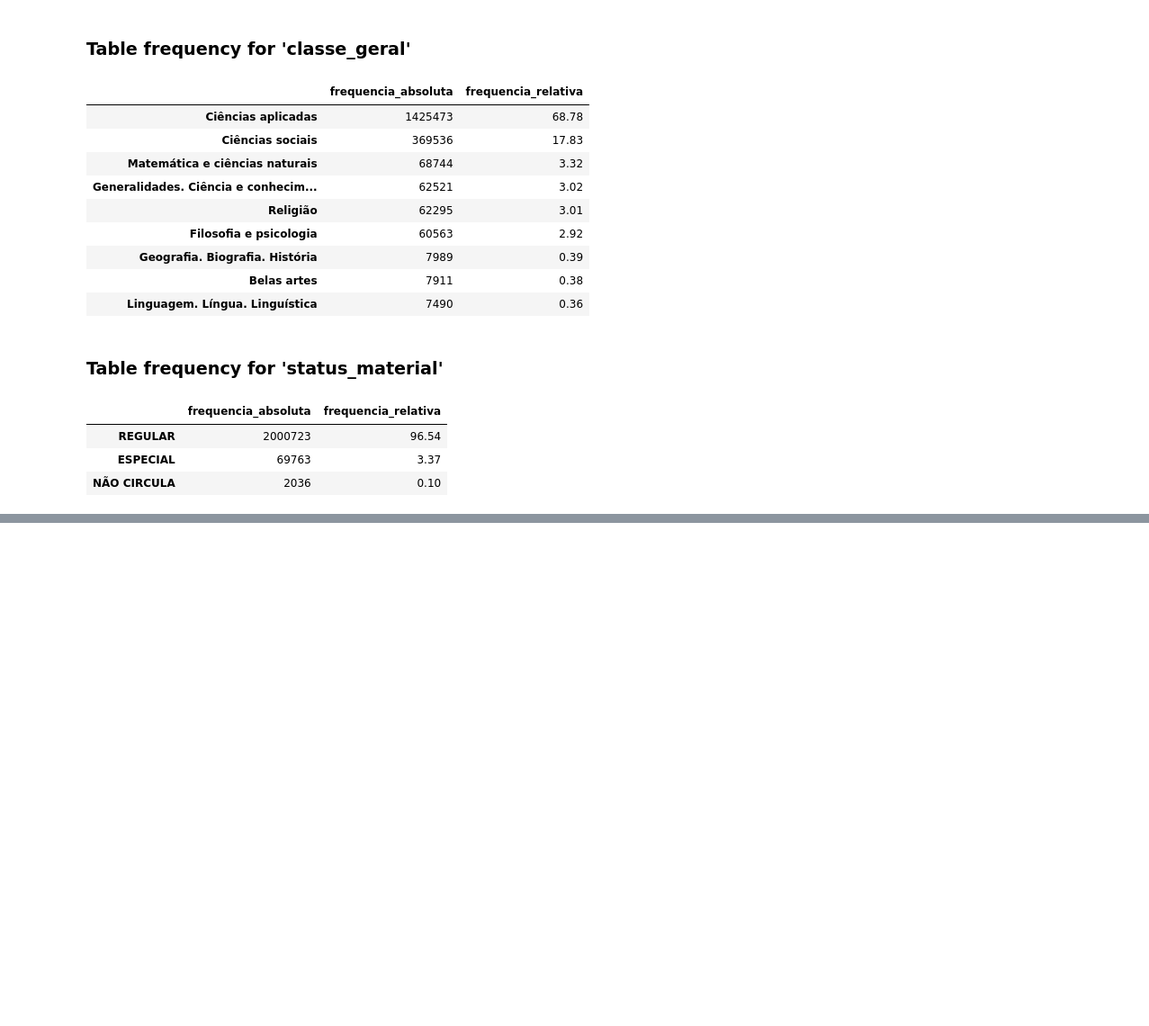
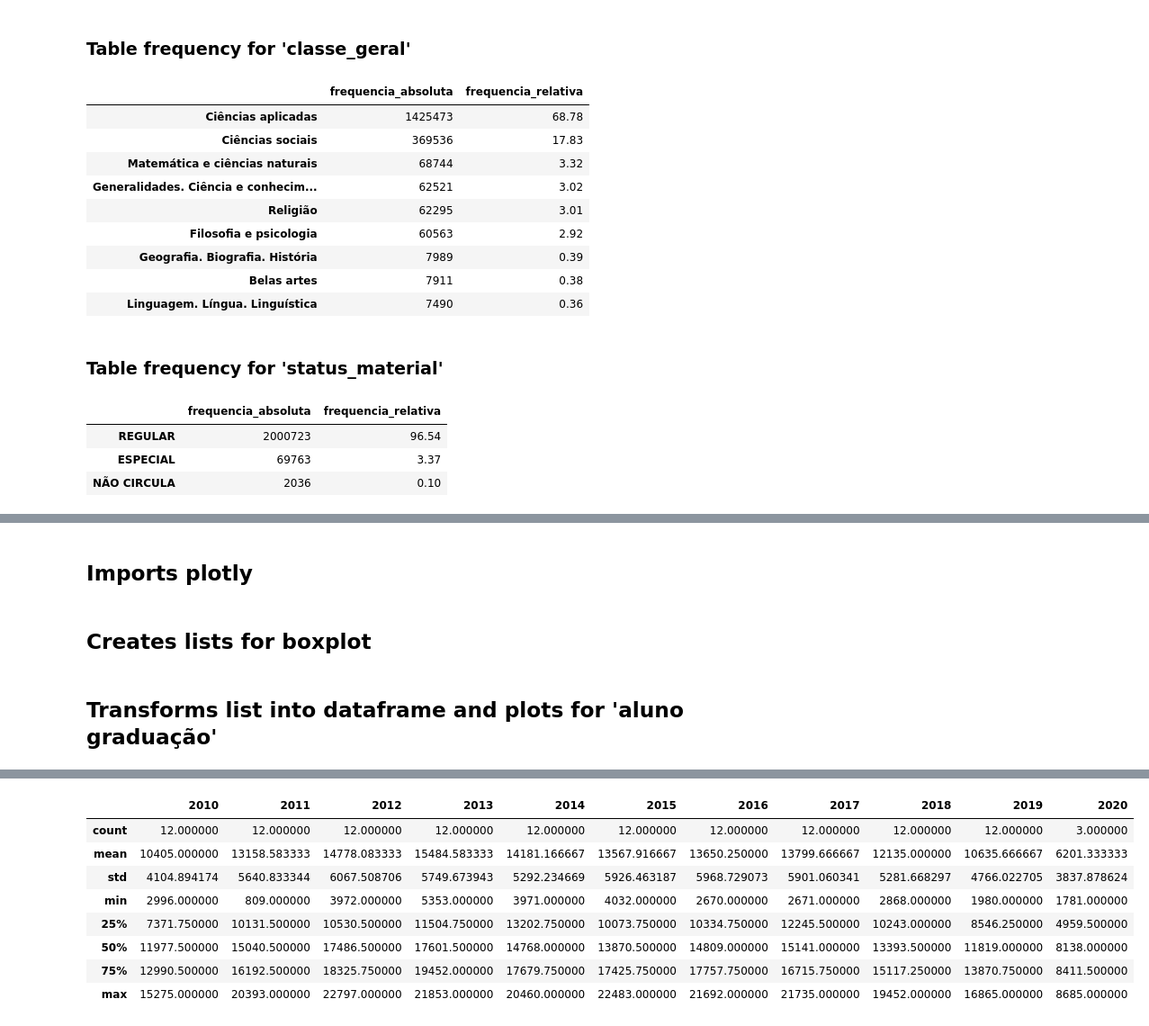
Before and after one commit to MateusViotto/Data-Analysis-with-Python-Pandas, a Jupyter notebook: 7DaysToCode_PythonPandas_Day1.ipynb, the cells around one changed output, grey strips where cells are left out. Shown at 90% size. Saved outputs shown, nothing was run; the diff lists cells and outputs as text; code cells hidden in the pictures; blank space fills up the shorter version.

Commit message:
implements boxplots and ends day5

```diff
--- a/7DaysToCode_PythonPandas_Day1.ipynb
+++ b/7DaysToCode_PythonPandas_Day1.ipynb
@@ -385,0 +300,17 @@ YearlyLoans(2020)
+# %%
+df_base = df.loc[(df['colecao'] == 'Acervo Circulante') & ((df['tipo_vinculo_usuario'] == 'ALUNO DE GRADUAÇÃO') |
+(df['tipo_vinculo_usuario'] == 'ALUNO DE PÓS-GRADUAÇÃO')), ['data_emprestimo', 'tipo_vinculo_usuario']]
+df_base['data_emprestimo'] = pd.to_datetime(df_base['data_emprestimo'])
+
+df_graduacao = []
+df_posgrad = []
+for i in range(11):
+    df_graduacao.append(df_base.loc[(df_base['data_emprestimo'].dt.year == (2010 + i))
+& (df_base['tipo_vinculo_usuario'] == 'ALUNO DE GRADUAÇÃO'), ['data_emprestimo']])
+    df_posgrad.append(df_base.loc[(df_base['data_emprestimo'].dt.year == (2010 + i))
+& (df_base['tipo_vinculo_usuario'] == 'ALUNO DE PÓS-GRADUAÇÃO'), ['data_emprestimo']])
+
+display(df_graduacao[0])
+for k in range(11):
+    df_graduacao[k]['data_emprestimo'] = df_graduacao[k]['data_emprestimo'].dt.month
+    df_posgrad[k]['data_emprestimo'] = df_posgrad[k]['data_emprestimo'].dt.month
@@ -385,0 +402,2 @@ YearlyLoans(2020)
+# %% [markdown]
+## Imports plotly
@@ -385,0 +406,32 @@ YearlyLoans(2020)
+# %% [markdown]
+## Creates lists for boxplot
+# %%
+list_grad = []
+list_posg = []
+list_boxgrad = []
+list_boxposg = []
+for k in range(11):
+    for element_g in df_graduacao[k].value_counts().values:
+        list_grad.append(element_g)
+    for element_p in df_posgrad[k].value_counts().values:
+        list_posg.append(element_p)
+    list_boxgrad.append(list_grad.copy())
+    list_grad.clear()
+    list_boxposg.append(list_posg.copy())
+    list_posg.clear()
+# %% [markdown]
+## Transforms list into dataframe and plots for 'aluno graduação'
+# %%
+df_boxgrad = pd.DataFrame(list_boxgrad)
+df_boxgrad = df_boxgrad.transpose()
+df_boxgrad.columns = ['2010', '2011', '2012', '2013', '2014', '2015', '2016', '2017', '2018', '2019', '2020']
+fig = px.box(df_boxgrad,
+             labels={
+                    'value':'Quantidade de empréstimos',
+                    },
+             title='Quantidade de empréstimos por ano para alunos de graduação',
+             width=900,height=600)
+fig.update_layout(title_font_size=22,font_size=15,xaxis_title='Ano')
+fig.show()
+df_boxgrad.describe()
+# %% [output]
@@ -385,0 +439,9 @@ YearlyLoans(2020)
+|  | 2010 | 2011 | 2012 | 2013 | 2014 | 2015 | 2016 | 2017 | 2018 | 2019 | 2020 |
+| count | 12.000000 | 12.000000 | 12.000000 | 12.000000 | 12.000000 | 12.000000 | 12.000000 | 12.000000 | 12.000000 | 12.000000 | 3.000000 |
+| mean | 10405.000000 | 13158.583333 | 14778.083333 | 15484.583333 | 14181.166667 | 13567.916667 | 13650.250000 | 13799.666667 | 12135.000000 | 10635.666667 | 6201.333333 |
+| std | 4104.894174 | 5640.833344 | 6067.508706 | 5749.673943 | 5292.234669 | 5926.463187 | 5968.729073 | 5901.060341 | 5281.668297 | 4766.022705 | 3837.878624 |
+| min | 2996.000000 | 809.000000 | 3972.000000 | 5353.000000 | 3971.000000 | 4032.000000 | 2670.000000 | 2671.000000 | 2868.000000 | 1980.000000 | 1781.000000 |
+| 25% | 7371.750000 | 10131.500000 | 10530.500000 | 11504.750000 | 13202.750000 | 10073.750000 | 10334.750000 | 12245.500000 | 10243.000000 | 8546.250000 | 4959.500000 |
+| 50% | 11977.500000 | 15040.500000 | 17486.500000 | 17601.500000 | 14768.000000 | 13870.500000 | 14809.000000 | 15141.000000 | 13393.500000 | 11819.000000 | 8138.000000 |
+| 75% | 12990.500000 | 16192.500000 | 18325.750000 | 19452.000000 | 17679.750000 | 17425.750000 | 17757.750000 | 16715.750000 | 15117.250000 | 13870.750000 | 8411.500000 |
+| max | 15275.000000 | 20393.000000 | 22797.000000 | 21853.000000 | 20460.000000 | 22483.000000 | 21692.000000 | 21735.000000 | 19452.000000 | 16865.000000 | 8685.000000 |
```
Also changed, not shown: parts of 34 cells of this notebook.
